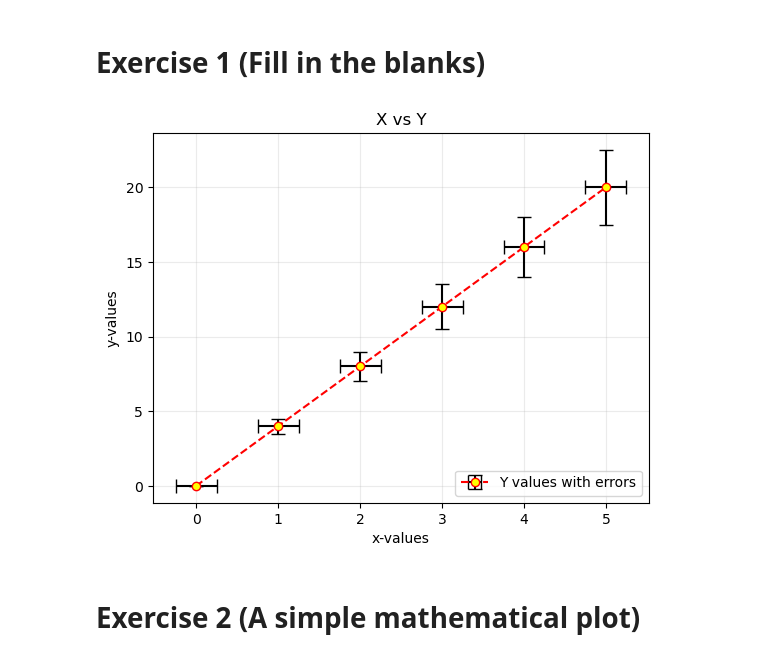
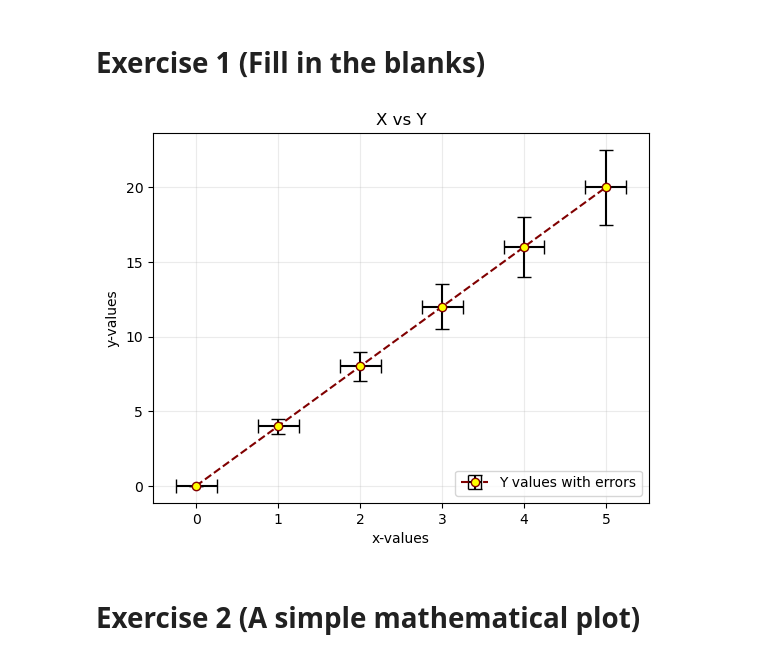
Before and after one commit to SPS-SP2273/learning-portfolio-yong-xiang-c, a Jupyter notebook: 7.2_plotting__exercises/plotting_(need)_exercises.ipynb, the cells around one changed output. Cells and saved outputs as stored; diff of their text form; code cells hidden in the pictures.

Commit message:
READY FOR 2ND REVIEW "plotting_(need)_exercises"

```diff
--- a/7.2_plotting__exercises/plotting_(need)_exercises.ipynb
+++ b/7.2_plotting__exercises/plotting_(need)_exercises.ipynb
@@ -8,24 +8,24 @@ import numpy as np
 # %%
 # Some data for plotting
 x = [0, 1, 2, 3, 4, 5]
 y = [0, 4, 8, 12, 16, 20]
 y_err = [0.0, 0.5, 1.0, 1.5, 2.0, 2.5]
 x_err = .25
 
 plt.errorbar(x, y,
             xerr=x_err, yerr=y_err,
-            color='red', linestyle='dashed',
+            color='maroon', linestyle='dashed',
             marker='o', markerfacecolor='yellow',
             ecolor='black',capsize=5,
             label='Y values with errors')
 plt.xlabel('x-values')
 plt.ylabel('y-values')
 plt.title('X vs Y')
 plt.grid(alpha=.25)
 plt.legend(loc='lower right')
 plt.show()
 # %% [output]
-[figure, old version]
+[figure, new version]
 # %% [markdown]
 # Exercise 2 (A simple mathematical plot) #
 # %%
```
Also changed, not shown: parts of 1 cell of this notebook.
